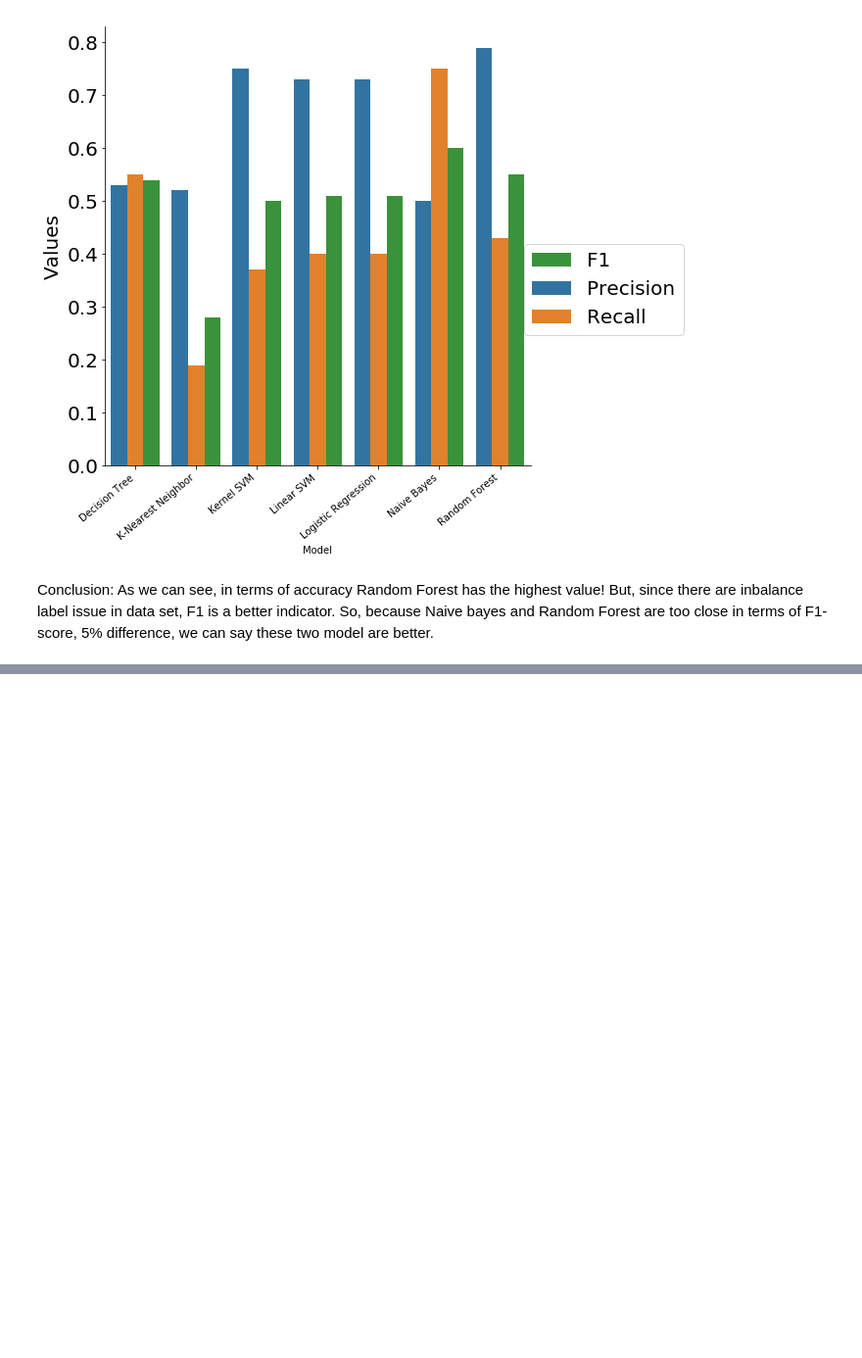
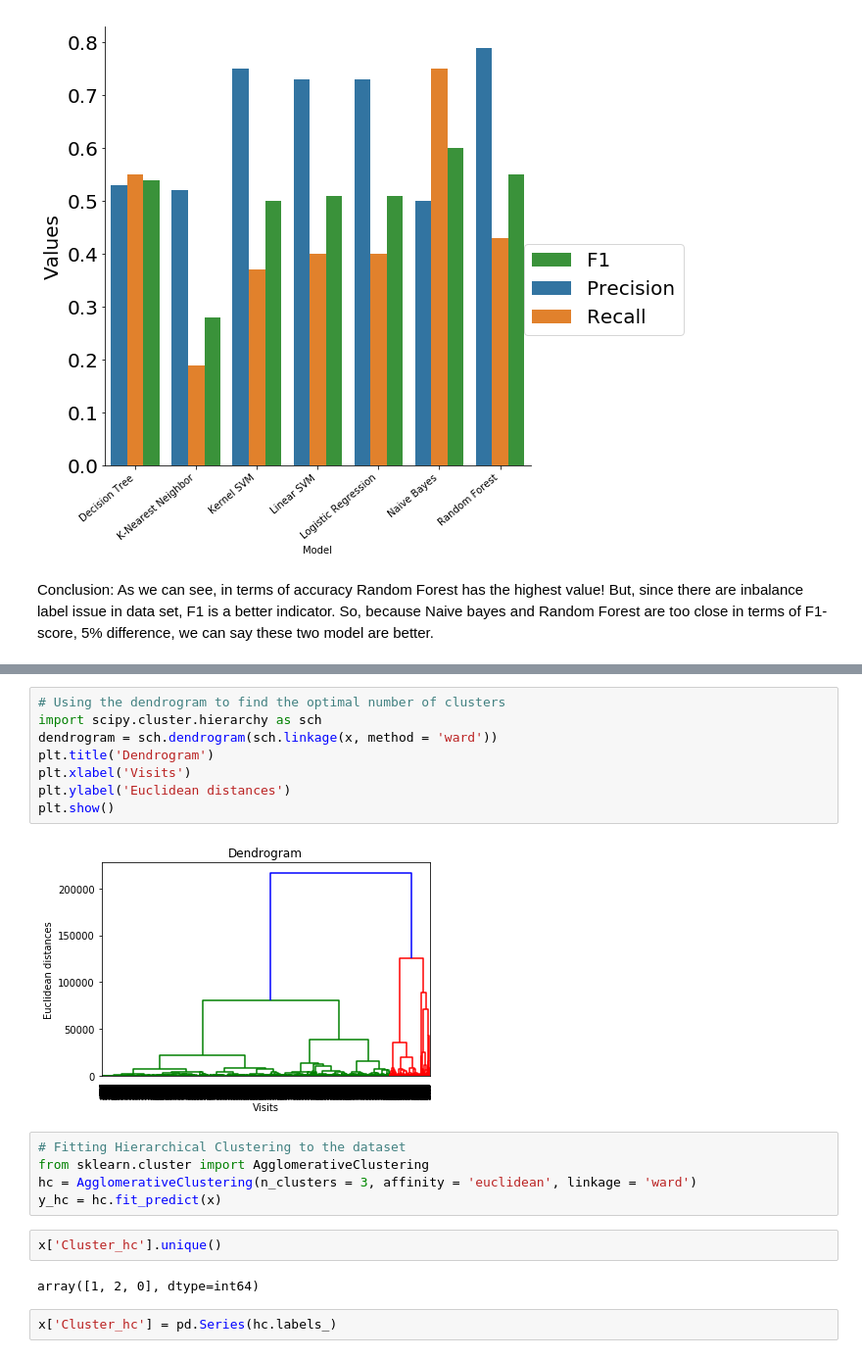
Before and after one commit to nghane/Machine-Learning, a Jupyter notebook: OnlineShopperIntentionDataAnalysisAndModeling.ipynb, the cells around one changed output, grey strips where cells are left out. Shown at 98% size. Cells and saved outputs as stored; diff of their text form; blank space fills up the shorter version.

```diff
--- a/OnlineShopperIntentionDataAnalysisAndModeling.ipynb
+++ b/OnlineShopperIntentionDataAnalysisAndModeling.ipynb
@@ -731,0 +870,21 @@ Conclusion:
+# %%
+# Using the dendrogram to find the optimal number of clusters
+import scipy.cluster.hierarchy as sch
+dendrogram = sch.dendrogram(sch.linkage(x, method = 'ward'))
+plt.title('Dendrogram')
+plt.xlabel('Visits')
+plt.ylabel('Euclidean distances')
+plt.show()
+# %% [output]
+[figure, added]
+# %%
+# Fitting Hierarchical Clustering to the dataset
+from sklearn.cluster import AgglomerativeClustering
+hc = AgglomerativeClustering(n_clusters = 3, affinity = 'euclidean', linkage = 'ward')
+y_hc = hc.fit_predict(x)
+# %%
+x['Cluster_hc'].unique()
+# %% [output]
+array([1, 2, 0], dtype=int64)
+# %%
+x['Cluster_hc'] = pd.Series(hc.labels_)
```
Also changed, not shown: parts of 24 cells of this notebook.
